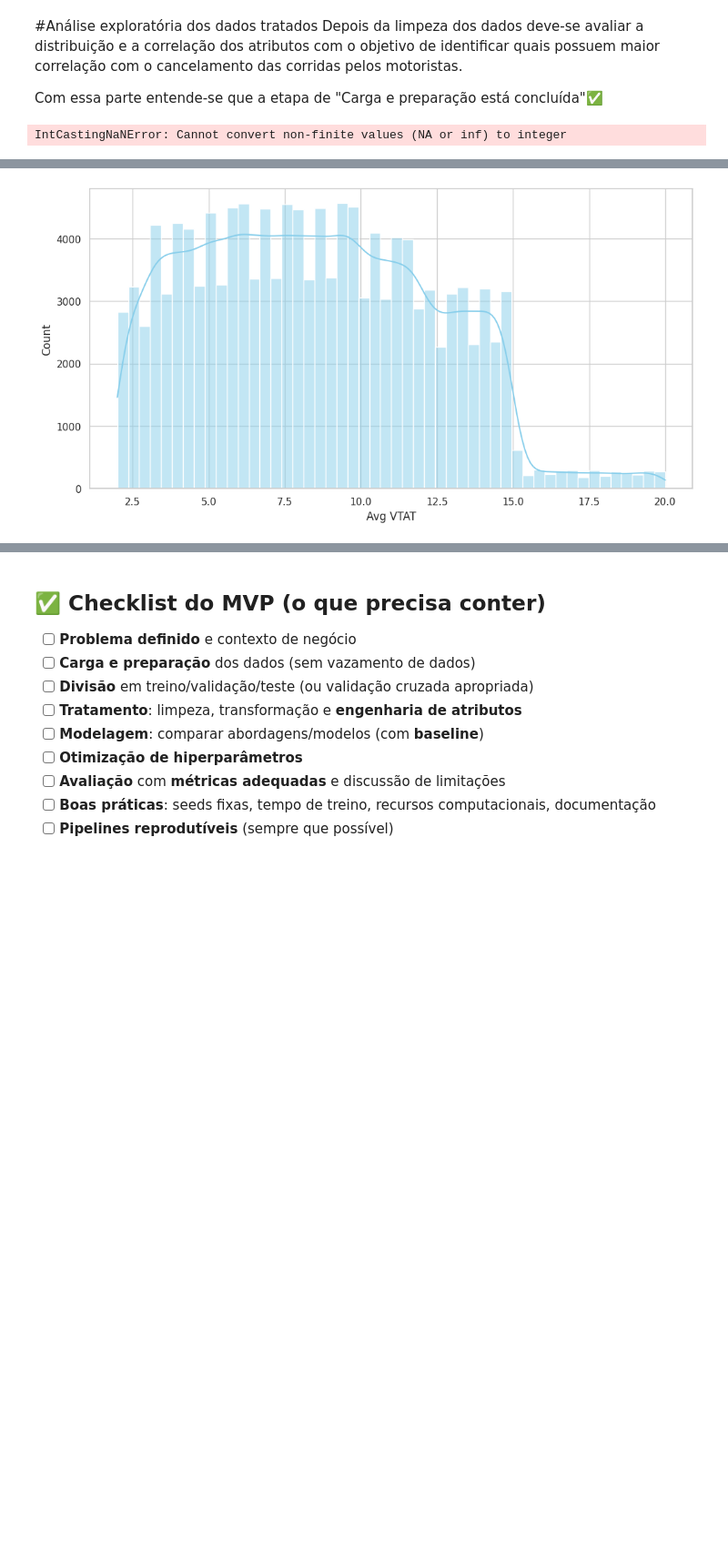
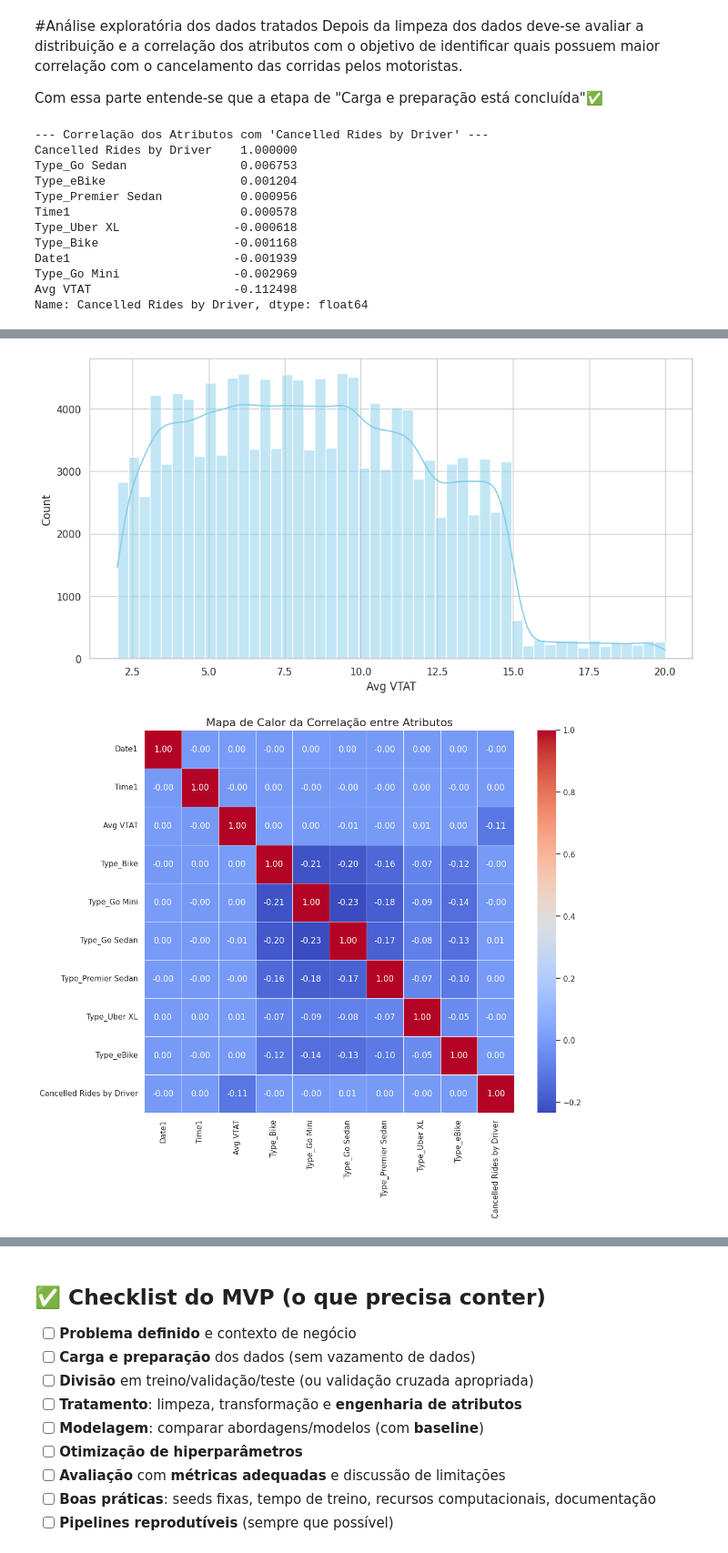
Before and after one commit to enakirimoto/Machine-Learning-and-Analytics, a Jupyter notebook: Projeto_Eric_MVP_ML_&_Analytics.ipynb, the cells around one changed output, grey strips where cells are left out. Shown at 91% size. Saved outputs shown, nothing was run; the diff lists cells and outputs as text; code cells hidden in the pictures; blank space fills up the shorter version.

```diff
--- a/Projeto_Eric_MVP_ML_&_Analytics.ipynb
+++ b/Projeto_Eric_MVP_ML_&_Analytics.ipynb
@@ -579,32 +601,44 @@ sns.set_theme(style="whitegrid")
 plt.figure(figsize=(12, 6))
 sns.histplot(df_model_clean2['Date1'], kde=True, bins=50, color='skyblue')
 
 # Plotando os tempos médios
 sns.set_theme(style="whitegrid")
 plt.figure(figsize=(12, 6))
 sns.histplot(df_model_clean2['Avg VTAT'], kde=True, bins=50, color='skyblue')
 
 #Preparo de dados para correlação
-df_model_clean2['Cancelled Rides by Driver'].fillna(0)
+df_model_clean2['Cancelled Rides by Driver'] = df_model_clean2['Cancelled Rides by Driver'].fillna(0)
 for col in df_model_clean2.columns:
     if df_model_clean2[col].dtype == 'bool':
         df_model_clean2[col] = df_model_clean2[col].astype(int)
 
 df_model_clean2['Cancelled Rides by Driver'] = df_model_clean2['Cancelled Rides by Driver'].astype(int)
 
 matriz_correlacao = df_model_clean2.corr()
 correlacao_com_alvo = matriz_correlacao['Cancelled Rides by Driver']
 correlacao_com_alvo_ordenada = correlacao_com_alvo.sort_values(ascending=False)
 print("\n--- Correlação dos Atributos com 'Cancelled Rides by Driver' ---")
 print(correlacao_com_alvo_ordenada)
 
 plt.figure(figsize=(12, 10))
 heatmap = sns.heatmap(matriz_correlacao,annot=True,cmap='coolwarm',fmt=".2f",linewidths=.5)
 
 plt.title('Mapa de Calor da Correlação entre Atributos', fontsize=16)
 plt.show()
 # %% [output]
-IntCastingNaNError: Cannot convert non-finite values (NA or inf) to integer
+--- Correlação dos Atributos com 'Cancelled Rides by Driver' ---
+Cancelled Rides by Driver    1.000000
+Type_Go Sedan                0.006753
+Type_eBike                   0.001204
+Type_Premier Sedan           0.000956
+Time1                        0.000578
+Type_Uber XL                -0.000618
+Type_Bike                   -0.001168
+Date1                       -0.001939
+Type_Go Mini                -0.002969
+Avg VTAT                    -0.112498
+Name: Cancelled Rides by Driver, dtype: float64
 [figure]
 [figure]
 [figure]
+[figure, added]
```
Also changed, not shown: parts of 7 cells of this notebook.
